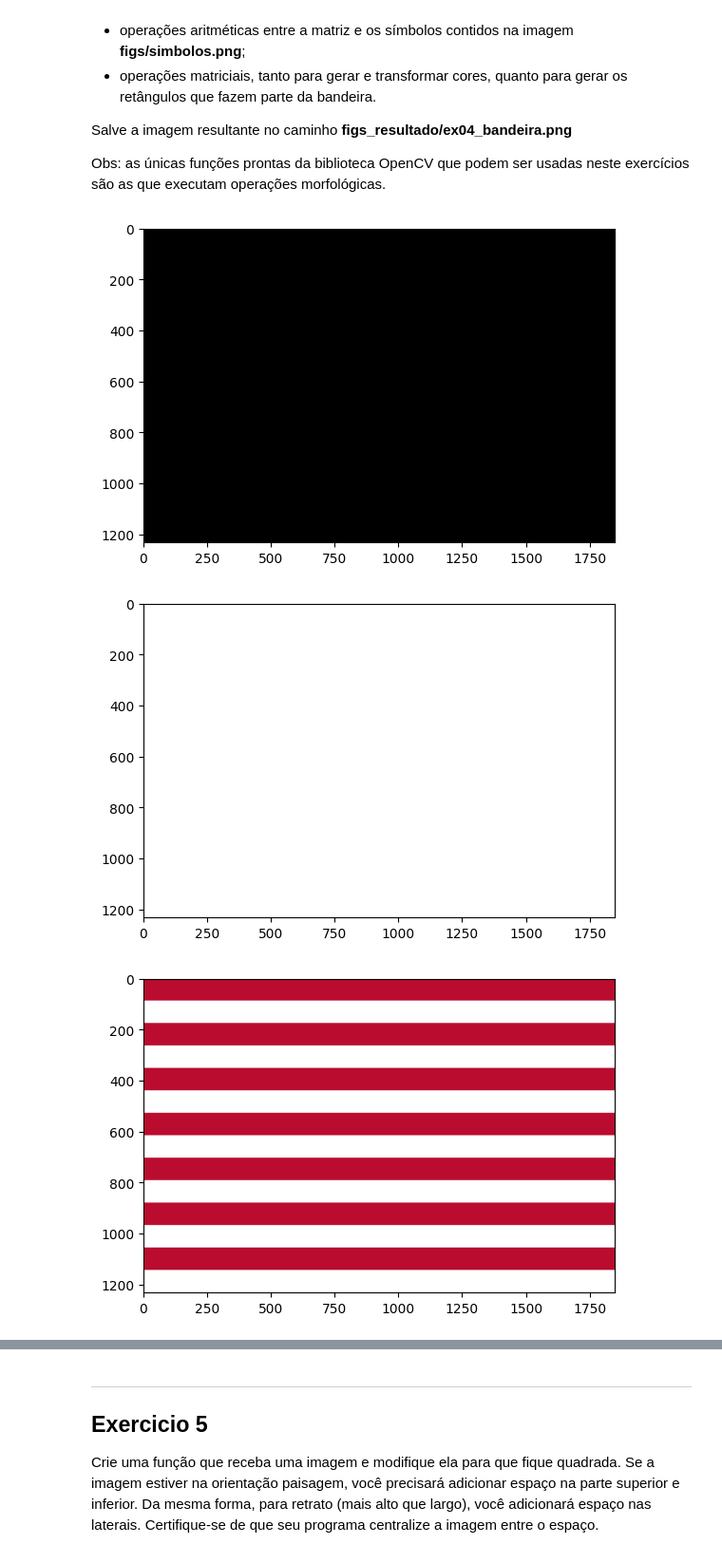
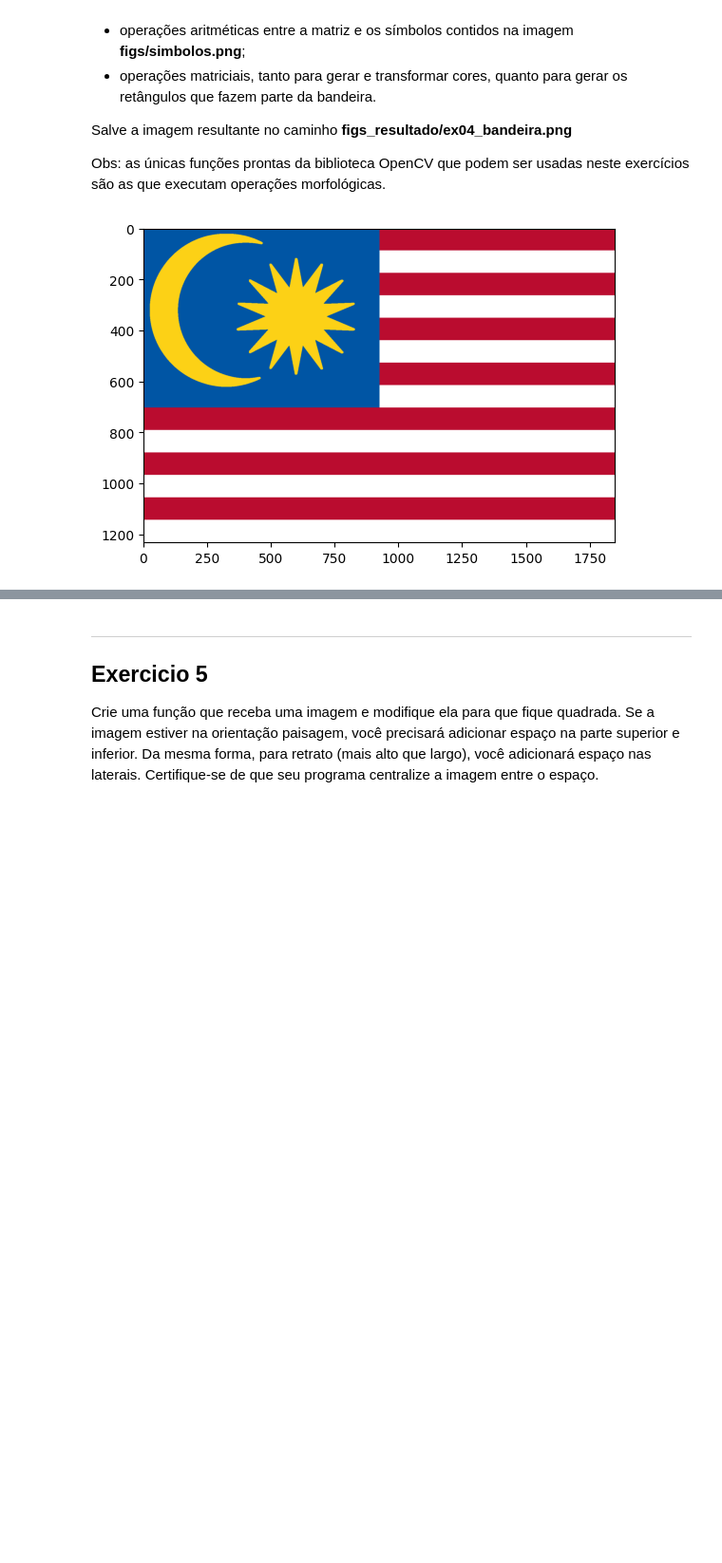
Before and after one commit to conradosetti/AC2processamento-imagens, a Jupyter notebook: 2024S1_PDI_AC2.ipynb, the cells around one changed output, grey strips where cells are left out. Shown: that part at 95% size. Drawn from its saved outputs; the diff is of its cells as text; code cells hidden in the pictures; blank space fills up the shorter version.

```diff
--- a/2024S1_PDI_AC2.ipynb
+++ b/2024S1_PDI_AC2.ipynb
@@ -292,41 +292,29 @@ bandeira = np.zeros([1232,1848, 3], dtype=np.uint8)
 altura = bandeira.shape[0]
 largura = bandeira.shape[1]
 
-plt.imshow(bandeira)
-plt.show()
+
 
 bandeira[:, :, :] = [255, 255, 255]
 
-plt.imshow(bandeira)
-plt.show()
+
 
 alturaDaFaixa = (int)(altura/14)
 
 for i in np.arange(0, altura, alturaDaFaixa*2):
     bandeira[i:i + alturaDaFaixa, :] = [186, 12, 47]
 
-plt.imshow(bandeira)
-plt.show()
 
 bandeira[0:8*alturaDaFaixa,0:(int)(0.5*largura) , :] = [0,85,164]
-plt.imshow(bandeira)
-plt.show()
 
 luaEstrela = cv2.imread(pathFigs + 'simbolos.png', cv2.IMREAD_UNCHANGED)
-plt.imshow(luaEstrela)
-plt.show()
 
 elemEstrut2 = cv2.getStructuringElement(cv2.MORPH_ELLIPSE,(10,10))
 
 luaEstrelaErosao = cv2.erode(luaEstrela, elemEstrut2)
 
-plt.imshow(luaEstrelaErosao)
-plt.show()
 
 luaEstrelaAbertura = cv2.dilate(luaEstrelaErosao, elemEstrut2)
 
-plt.imshow(luaEstrelaAbertura)
-plt.show()
 
 luaEstrelaAberturaAmarelo = luaEstrelaAbertura.copy()
 
@@ -334,63 +322,44 @@ mascara = ((luaEstrelaAberturaAmarelo[:,:,3]) != 0)
 
 luaEstrelaAberturaAmarelo[mascara] = [252, 209, 22,255]
 
-plt.imshow(luaEstrelaAberturaAmarelo)
-plt.show()
 
 
 
 luaEstrelaAberturaPng = cv2.cvtColor(luaEstrelaAberturaAmarelo, cv2.COLOR_RGBA2RGB)
-plt.imshow(luaEstrelaAberturaPng)
-plt.show()
 
 
 lua = luaEstrelaAberturaPng[0:650,:,:]
-plt.imshow(lua)
-plt.show()
+
 estrela = luaEstrelaAberturaPng[650:,:,:]
-plt.imshow(estrela)
-plt.show()
 
 imgBandeiraRec = bandeira[0:lua.shape[0], 0:lua.shape[1], :]
-plt.imshow(imgBandeiraRec)
-plt.show()
 
 
 # cria uma máscara que pega qualquer pixel que não é preto
 maskLua = ( (lua[:,:,0] > 0 ) |
          (lua[:,:,1] > 0 ) |
          (lua[:,:,2] > 0 ))
 
 imgBandeiraRec[maskLua] = lua[maskLua]
-plt.imshow(imgBandeiraRec)
-plt.show()
 
 bandeira[0:lua.shape[0], 0:lua.shape[1], :] = imgBandeiraRec
-plt.imshow(bandeira)
-plt.show()
 
 iLin = 200-100
 iCol = 500-200
 
 
 imgBandeiraRec = bandeira[iLin:iLin + estrela.shape[0], iCol:iCol + estrela.shape[1], :]
-plt.imshow(imgBandeiraRec)
-plt.show()
 
 maskEstrela = ( (estrela[:,:,0] > 0 ) |
          (estrela[:,:,1] > 0 ) |
          (estrela[:,:,2] > 0 ))
 
 imgBandeiraRec[maskEstrela] = estrela[maskEstrela]
-plt.imshow(imgBandeiraRec)
-plt.show()
 
 bandeira[iLin:iLin + estrela.shape[0], iCol:iCol + estrela.shape[1], :] = imgBandeiraRec
 plt.imshow(bandeira)
 plt.show()
 
-cv2.imwrite(pathRes + 'ex04_bandeira.png', cv2.cvtColor(bandeira, cv2.COLOR_RGB2BGRA))
+cv2.imwrite(pathRes + 'ex04_badeira.png', cv2.cvtColor(bandeira, cv2.COLOR_RGB2BGRA))
 # %% [output]
-[figure, old version]
+[figure, new version]
-[figure, removed]
-[figure, removed]
```
Also changed, not shown: parts of 2 cells of this notebook, 1 other file.
